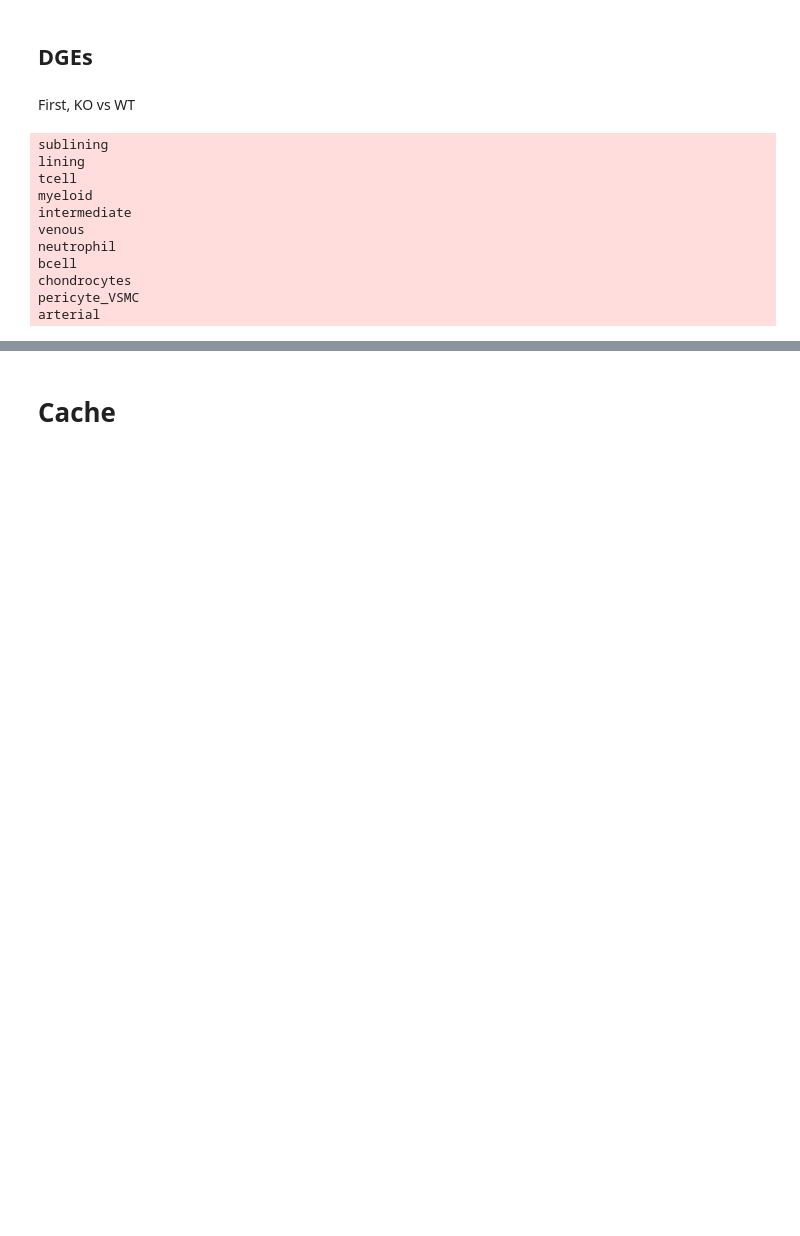
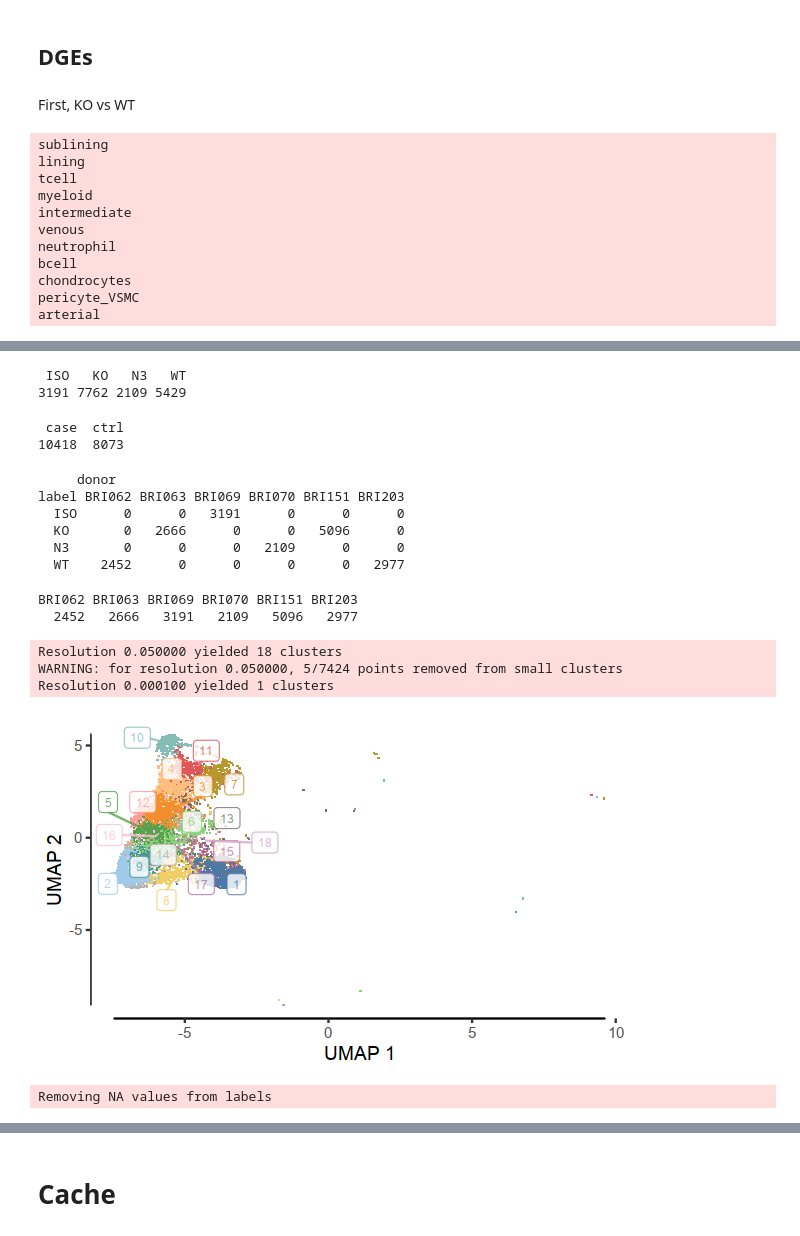
Before and after one commit to immunogenomics/notch, a Jupyter notebook: paper_analysis_mouse.ipynb, the cells around one changed output, grey strips where cells are left out. Cells and saved outputs as stored; diff of their text form; code cells hidden in the pictures; blank space fills up the shorter version.

```diff
--- a/paper_analysis_mouse.ipynb
+++ b/paper_analysis_mouse.ipynb
@@ -587,0 +590,2 @@ suppressWarnings({
+# %%
+mouse <- readRDS('/data/srlab/ik936/NOTCH/data/cache/mouse.rds')
@@ -587,0 +613,48 @@ suppressWarnings({
+# %%
+table(mouse$meta_data$label)
+table(mouse$meta_data$status)
+# %% [output]
+ ISO   KO   N3   WT
+3191 7762 2109 5429
+ case  ctrl
+10418  8073
+# %%
+with(mouse$meta_data, table(label, donor))
+# %% [output]
+     donor
+label BRI062 BRI063 BRI069 BRI070 BRI151 BRI203
+  ISO      0      0   3191      0      0      0
+  KO       0   2666      0      0   5096      0
+  N3       0      0      0   2109      0      0
+  WT    2452      0      0      0      0   2977
+# %%
+table(mouse$meta_data$donor)
+# %% [output]
+BRI062 BRI063 BRI069 BRI070 BRI151 BRI203
+  2452   2666   3191   2109   5096   2977
+# %%
+library(singlecellmethods)
+idx_ec <- which(mouse$meta_data$cell_type == 'sublining')# & !mouse$meta_data$label %in% c('N3'))
+message(length(idx_ec))
+snn_ec <- buildSNN_fromFeatures(t(mouse$Z_cos[, idx_ec]), 0, 15)
+# %%
+ids_ec <- leidenCluster(
+    snn_ec, c(0.05, .0001), min_cluster_size = 10, verbose = TRUE,
+    pythondir = "/PHShome/ik936/anaconda3/bin/python")
+# %% [output]
+Resolution 0.050000 yielded 18 clusters
+WARNING: for resolution 0.050000, 5/7424 points removed from small clusters
+Resolution 0.000100 yielded 1 clusters
+# %%
+fig.size(3, 5)
+with(mouse, {
+    plot_clusters3(ids_ec[, 1], pt_size = 2.5, do_labels = TRUE, umap_use = umap_harmony[idx_ec, ], min_cluster_size = 10,
+                   palette_use = colors_overload)
+})
+# %% [output]
+[figure, added]
+# %%
+library(presto)
+dge <- wilcoxauc(mouse$exprs_norm[c('Notch3', 'Notch1', 'Thy1'), idx_ec], factor(ids_ec[, 1]))
+# %% [output]
+Removing NA values from labels
```
Also changed, not shown: parts of 10 cells of this notebook, 2 other files.
